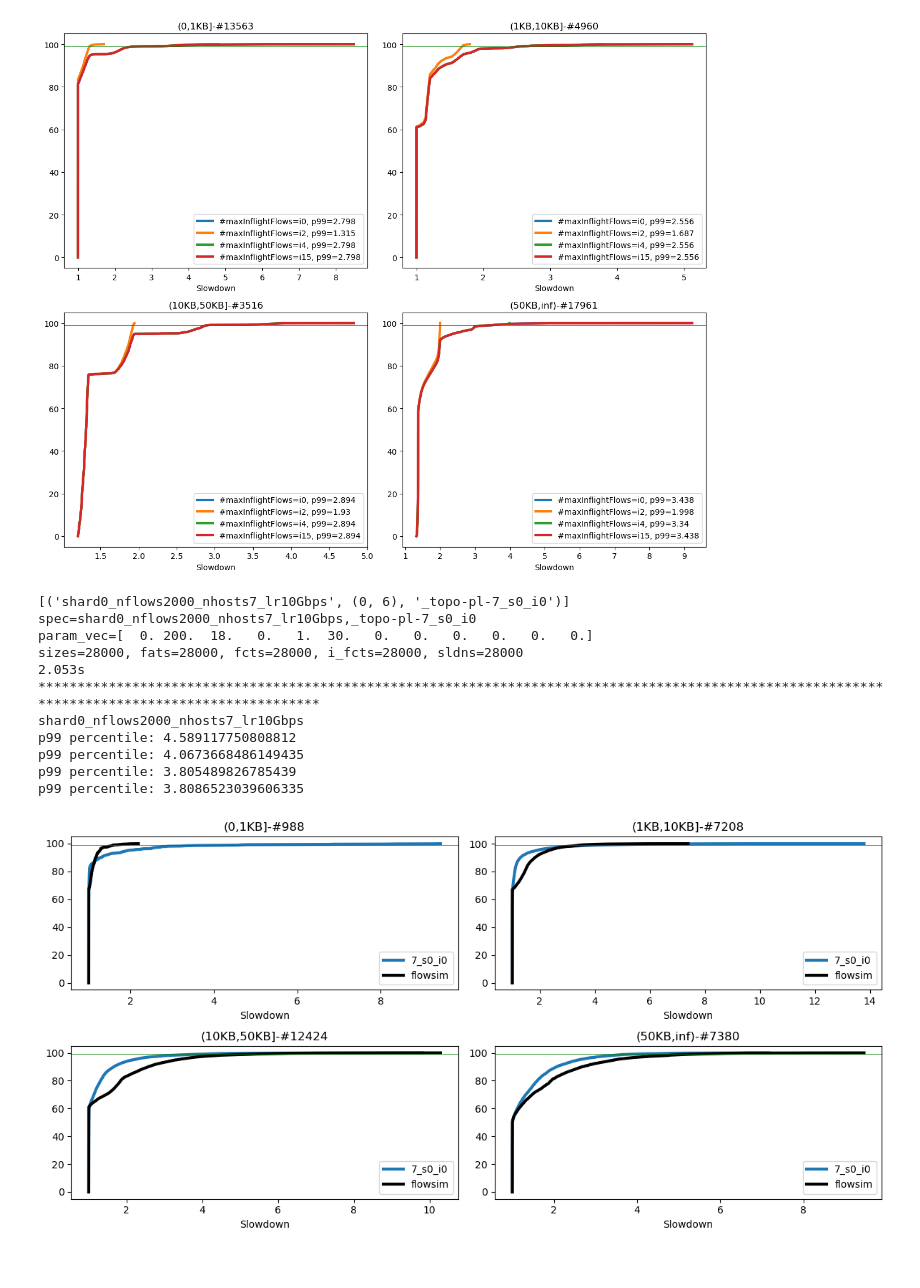
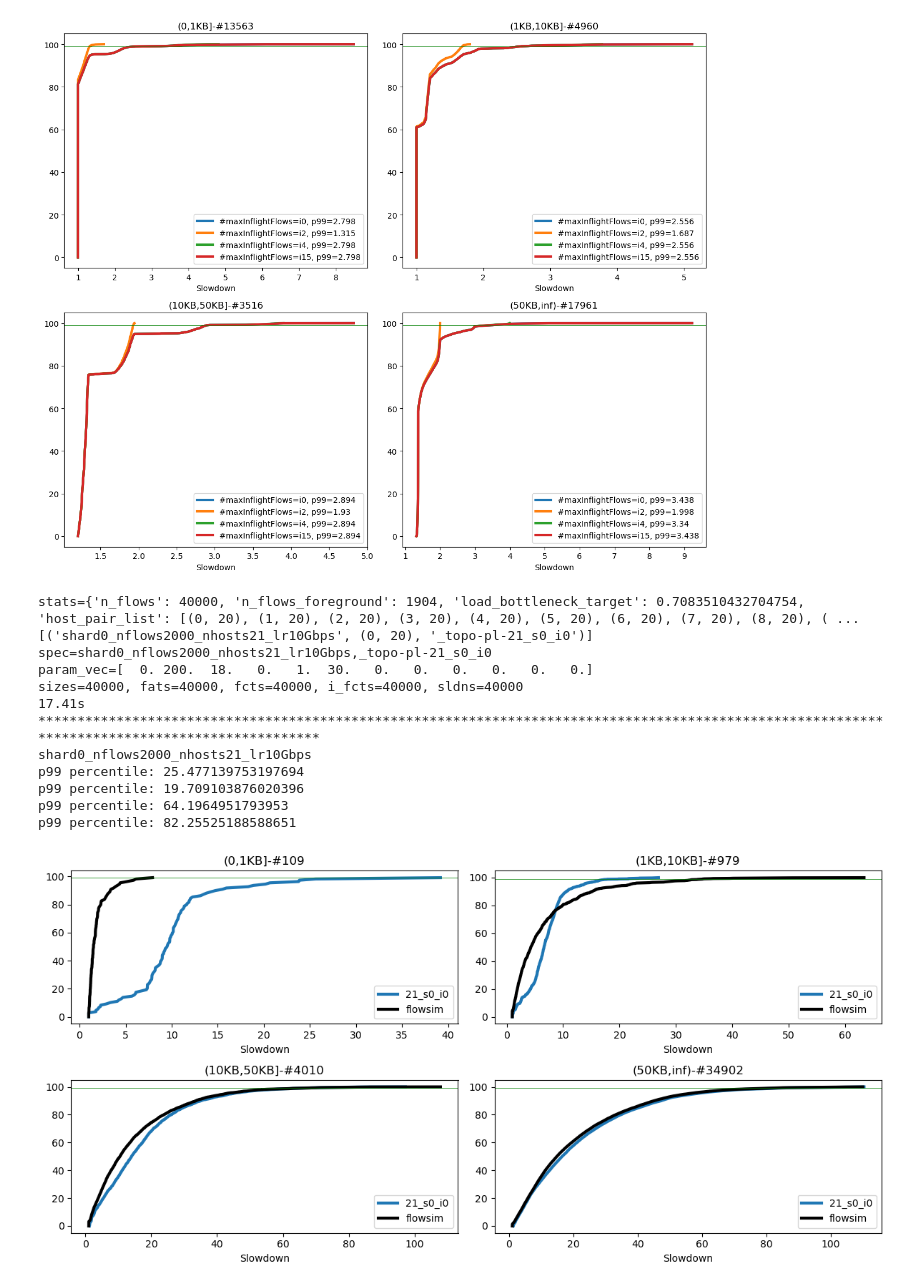
Before and after one commit to kwzhao/High-Precision-Congestion-Control, a Jupyter notebook: analysis/plt_path_check.ipynb, the cells around one changed output. Saved outputs shown, nothing was run; the diff lists cells and outputs as text; code cells hidden in the pictures.

Commit message:
hope final single links

```diff
--- a/analysis/plt_path_check.ipynb
+++ b/analysis/plt_path_check.ipynb
@@ -254,7 +254,7 @@ def get_base_delay_pmn(sizes, n_links_passed, lr_bottleneck,flow_idx_target,flow
     return delay_propagation + delay_transmission
 # %%
 
-dir_input_synthetic="/data2/lichenni/path_perflow"
+dir_input_synthetic="/data2/lichenni/perflow_link"
 dir_input_str=''
 
 topo_type="_topo-pl-x_"
@@ -266,13 +266,14 @@ data_list=[]
 # for shard in np.arange(1):
 for shard in [0]:
     for n_flows in [2000]:
-        for n_hosts in [7]:
+        for n_hosts in [21]:
             for shard_seed in [0]:
                 topo_type_cur=topo_type.replace("-x_",f"-{n_hosts}_")+"s%d_i0"%(shard_seed)
                 spec=f"shard{shard}_nflows{n_flows}_nhosts{n_hosts}_lr{lr}Gbps{dir_input_str}"
                 dir_input_tmp = f"{dir_input}/{spec}"
                 # stats=decode_dict(np.load(f'{dir_input_tmp}/stats.npy', allow_pickle=True,encoding="bytes").item())
                 stats=np.load(f'{dir_input_tmp}/stats.npy', allow_pickle=True).item()
+                print(f"stats={stats}")
                 n_flows_total=stats["n_flows"]
                 if enable_longest_foreground_traffic:
                     data_list.append((spec,(0,n_hosts-1),topo_type_cur))
@@ -331,40 +332,41 @@ for spec_idx,(spec,src_dst_pair_target,topo_type) in enumerate(data_list):
     print(f'{spec}')
     for i in range(len(labels)):
         gt = np.extract(bin==i, sldns)
         if spec_idx==0:
             gt_flowsim = np.extract(bin==i, sldns_flowsim)
             sample_list_flowsim=np.arange(len(gt_flowsim))
 
         print(f"p99 percentile: {np.percentile(gt,99)}")
         # sample_list=sorted(np.random.choice(np.arange(len(gt)),np.min([len(gt),100000]),replace=False))
         sample_list=np.arange(len(gt))
 
         plt.subplot(2, 2, i + 1)
         plt.title(f"{labels[i]}-#{len(gt)}")
         if(len(gt)==0): continue
         # plt.xlim([0, 16])
         plt.plot(np.sort(gt)[sample_list], (np.arange(len(gt))/len(gt)*100)[sample_list], label=dctcp_k_str, linewidth=3)
 
         if spec_idx==0:
             plt.plot(np.sort(gt_flowsim)[sample_list_flowsim], (np.arange(len(gt_flowsim))/len(gt_flowsim)*100)[sample_list_flowsim], label="flowsim", linewidth=3,color='black')
 
         plt.axhline(99, color='green', linewidth=0.5)
         # plt.xscale('log')
         plt.xlabel('Slowdown')
         plt.legend()
         # plt.ylim([80, 100])
     plt.tight_layout()
 fig_index+=1
 # %% [output]
-[('shard0_nflows2000_nhosts7_lr10Gbps', (0, 6), '_topo-pl-7_s0_i0')]
-spec=shard0_nflows2000_nhosts7_lr10Gbps,_topo-pl-7_s0_i0
+stats={'n_flows': 40000, 'n_flows_foreground': 1904, 'load_bottleneck_target': 0.7083510432704754, 'host_pair_list': [(0, 20), (1, 20), (2, 20), (3, 20), (4, 20), (5, 20), (6, 20), (7, 20), (8, 20), ( ...
+[('shard0_nflows2000_nhosts21_lr10Gbps', (0, 20), '_topo-pl-21_s0_i0')]
+spec=shard0_nflows2000_nhosts21_lr10Gbps,_topo-pl-21_s0_i0
 param_vec=[  0. 200.  18.   0.   1.  30.   0.   0.   0.   0.   0.   0.]
-sizes=28000, fats=28000, fcts=28000, i_fcts=28000, sldns=28000
-2.053s
+sizes=40000, fats=40000, fcts=40000, i_fcts=40000, sldns=40000
+17.41s
 ************************************************************************************************************************************************
-shard0_nflows2000_nhosts7_lr10Gbps
-p99 percentile: 4.589117750808812
-p99 percentile: 4.0673668486149435
-p99 percentile: 3.805489826785439
-p99 percentile: 3.8086523039606335
+shard0_nflows2000_nhosts21_lr10Gbps
+p99 percentile: 25.477139753197694
+p99 percentile: 19.709103876020396
+p99 percentile: 64.1964951793953
+p99 percentile: 82.25525188588651
-[figure, old version]
+[figure, new version]
```
Also changed, not shown: 3 other files.
